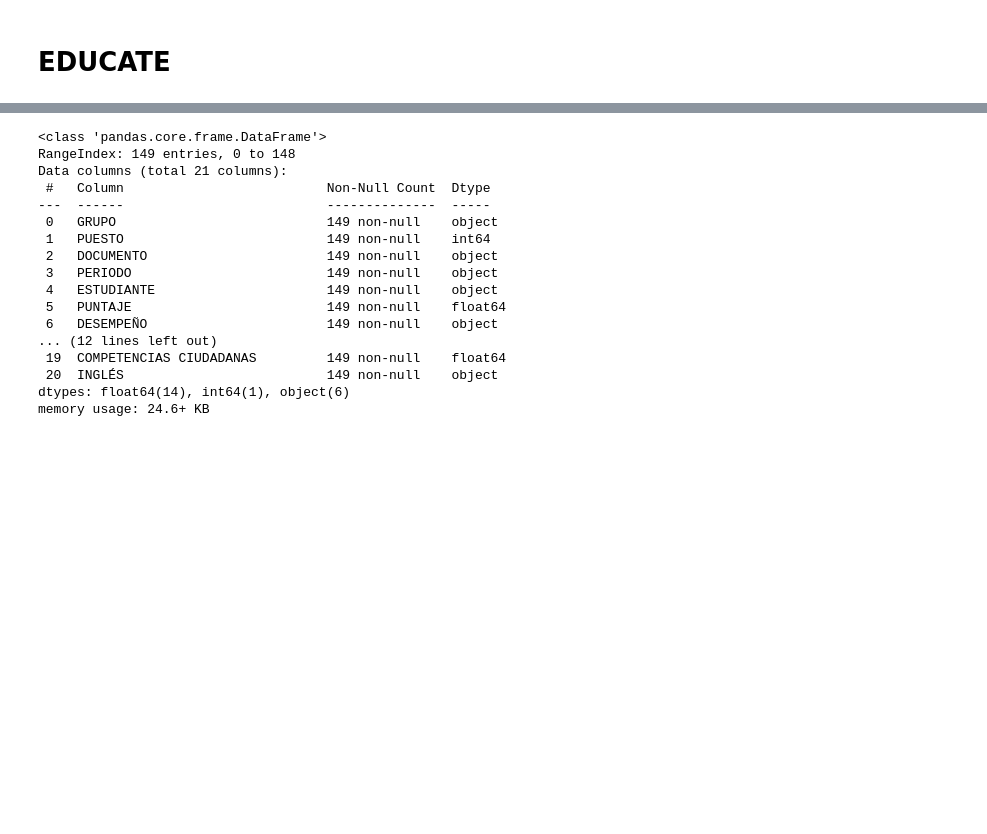
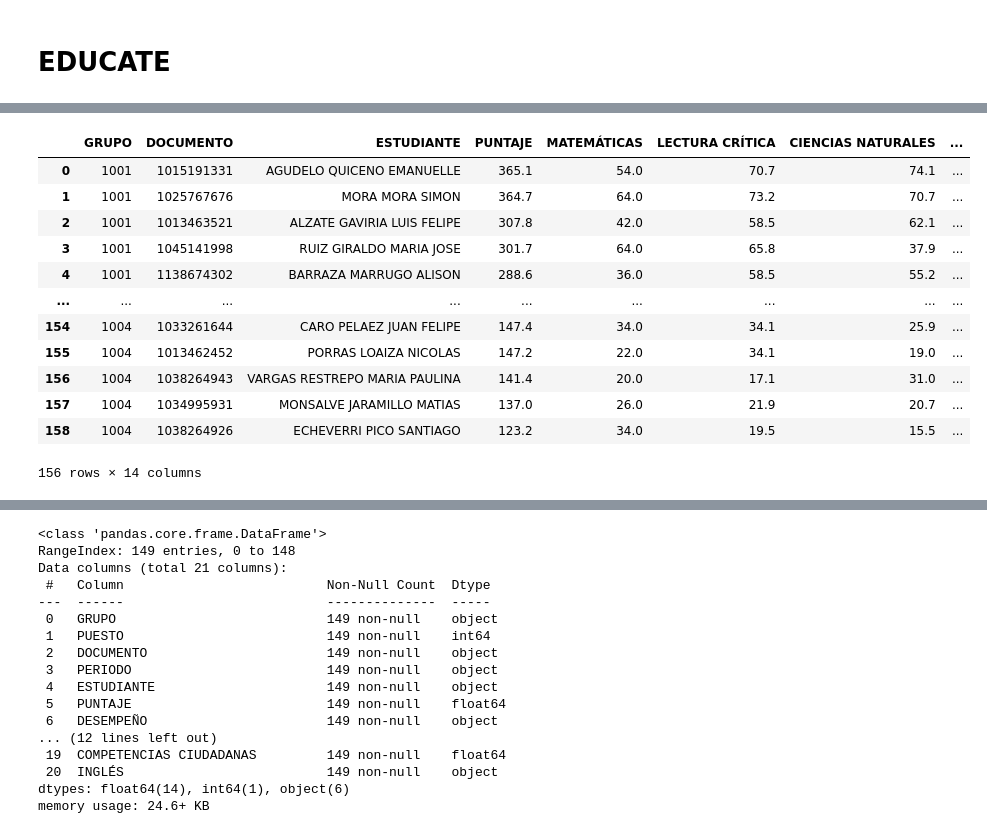
Before and after one commit to lcgalans2024/R_IEOS, a Jupyter notebook: Resultados_Simulacros.ipynb, the cells around one changed output, grey strips where cells are left out. Drawn from its saved outputs; the diff is of its cells as text; code cells hidden in the pictures; blank space fills up the shorter version.

```diff
--- a/Resultados_Simulacros.ipynb
+++ b/Resultados_Simulacros.ipynb
@@ -3633,0 +3621,5 @@ df_p1
+# %%
+df_10p1 = df_p1[['GRUPO', 'DOCUMENTO', 'ESTUDIANTE', 'PUNTAJE',
+                 'MATEMÁTICAS', 'LECTURA CRÍTICA', 'CIENCIAS NATURALES', 'SOCIALES Y CIUDADANAS', 'INGLÉS', 'AÑO', 'PERIODO']]
+
+df_10p1.head()
@@ -3633,0 +3633,31 @@ df_p1
+# %%
+# Eliminar filas con '-' en la columnas de interés
+df_10p1 = df_10p1[df_10p1['LECTURA CRÍTICA'] != '-']
+df_10p1 = df_10p1[df_10p1['INGLÉS'] != '-']
+# pasar columnas de texto a numéricas
+df_10p1['PUNTAJE'] = df_10p1['PUNTAJE'].astype(float)
+df_10p1['LECTURA CRÍTICA'] = df_10p1['LECTURA CRÍTICA'].astype(float)
+df_10p1['CIENCIAS NATURALES'] = df_10p1['CIENCIAS NATURALES'].astype(float)
+df_10p1['SOCIALES Y CIUDADANAS'] = df_10p1['SOCIALES Y CIUDADANAS'].astype(float)
+df_10p1['INGLÉS'] = df_10p1['INGLÉS'].astype(float)
+df_10p1['MATEMÁTICAS'] = df_10p1['MATEMÁTICAS'].astype(float)
+
+# Agregar nivel de desempeño
+df_10p1['ND_LC'] = df_10p1['LECTURA CRÍTICA'].apply(asignar_nivel_lc)
+df_10p1['ND_MAT'] = df_10p1['MATEMÁTICAS'].apply(asignar_nivel_M)
+df_10p1['ND_CN'] = df_10p1['CIENCIAS NATURALES'].apply(asignar_nivel_CN)
+df_10p1
+# %% [output]
+|  | GRUPO | DOCUMENTO | ESTUDIANTE | PUNTAJE | MATEMÁTICAS | LECTURA CRÍTICA | CIENCIAS NATURALES | ... |
+| 0 | 1001 | 1015191331 | AGUDELO QUICENO EMANUELLE | 365.1 | 54.0 | 70.7 | 74.1 | ... |
+| 1 | 1001 | 1025767676 | MORA MORA SIMON | 364.7 | 64.0 | 73.2 | 70.7 | ... |
+| 2 | 1001 | 1013463521 | ALZATE GAVIRIA LUIS FELIPE | 307.8 | 42.0 | 58.5 | 62.1 | ... |
+| 3 | 1001 | 1045141998 | RUIZ GIRALDO MARIA JOSE | 301.7 | 64.0 | 65.8 | 37.9 | ... |
+| 4 | 1001 | 1138674302 | BARRAZA MARRUGO ALISON | 288.6 | 36.0 | 58.5 | 55.2 | ... |
+| ... | ... | ... | ... | ... | ... | ... | ... | ... |
+| 154 | 1004 | 1033261644 | CARO PELAEZ JUAN FELIPE | 147.4 | 34.0 | 34.1 | 25.9 | ... |
+| 155 | 1004 | 1013462452 | PORRAS LOAIZA NICOLAS | 147.2 | 22.0 | 34.1 | 19.0 | ... |
+| 156 | 1004 | 1038264943 | VARGAS RESTREPO MARIA PAULINA | 141.4 | 20.0 | 17.1 | 31.0 | ... |
+| 157 | 1004 | 1034995931 | MONSALVE JARAMILLO MATIAS | 137.0 | 26.0 | 21.9 | 20.7 | ... |
+| 158 | 1004 | 1038264926 | ECHEVERRI PICO SANTIAGO | 123.2 | 34.0 | 19.5 | 15.5 | ... |
+156 rows × 14 columns
```
Also changed, not shown: parts of 17 cells of this notebook.
